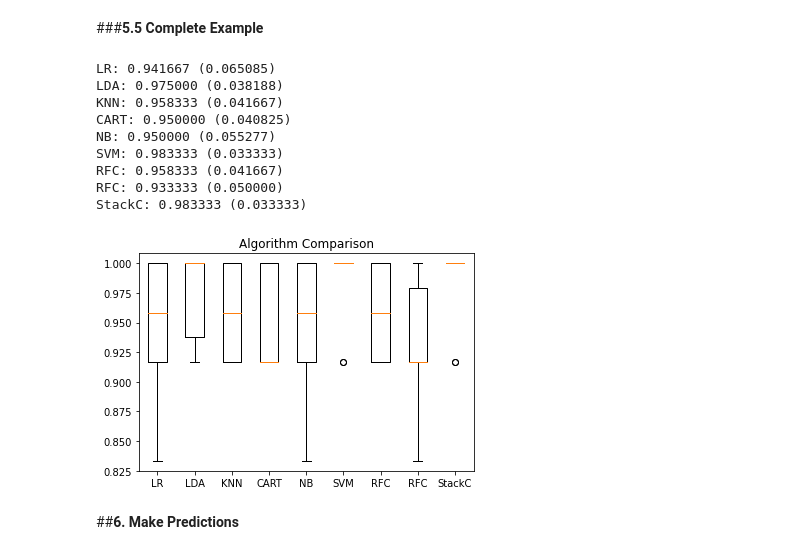
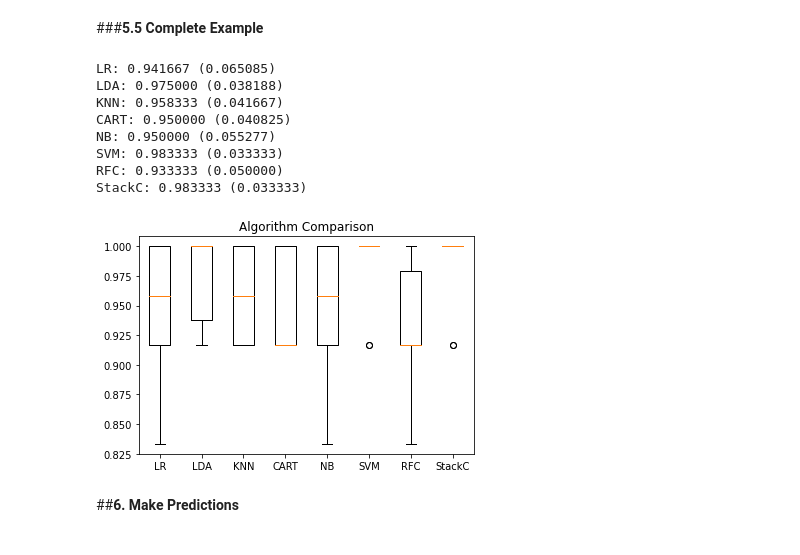
Before and after one commit to KhangTran2503/CS114.K21.KHTN, a Jupyter notebook: Lab06_Your_First_Machine_Learning_Project.ipynb, the cells around one changed output. Cells and saved outputs as stored; diff of their text form; code cells hidden in the pictures.

```diff
--- a/Lab06_Your_First_Machine_Learning_Project.ipynb
+++ b/Lab06_Your_First_Machine_Learning_Project.ipynb
@@ -360,3 +360,9 @@ y = array[:,4]
 X_train, X_validation, Y_train, Y_validation = train_test_split(X, y, test_size=0.20, random_state=1)
 # %% [markdown]
 ###**5.2 Test Harness**
+# %%
+
+kfold = StratifiedKFold(n_splits=3, random_state=1,shuffle=True)
+# enumerate splits
+for train, test in kfold.split(dataset,y):
+	print('train: {},\n test: {}\n'.format(train, test))
@@ -505,36 +515,34 @@ models.append(('CART', DecisionTreeClassifier()))
 models.append(('NB', GaussianNB()))
 models.append(('SVM', SVC(gamma='auto')))
 models.append(('RFC',RandomForestClassifier(n_estimators=10)))
-models.append(('RFC',RandomForestClassifier(n_estimators=10)))
 
 estimators = [('KNN', KNeighborsClassifier()),('LDA', LinearDiscriminantAnalysis())]
 models.append(('StackC',StackingClassifier(estimators=estimators, final_estimator=SVC(gamma='auto'))))
 
 # evaluate each model in turn
 results = []
 names = []
 for name, model in models:
 	kfold = StratifiedKFold(n_splits=10, random_state=1, shuffle=True)
 	cv_results = cross_val_score(model, X_train, Y_train, cv=kfold, scoring='accuracy')
 	results.append(cv_results)
 	names.append(name)
 	print('%s: %f (%f)' % (name, cv_results.mean(), cv_results.std()))
 
 # Compare Algorithms
 pyplot.boxplot(results, labels=names)
 pyplot.title('Algorithm Comparison')
 pyplot.show()
 # %% [output]
 LR: 0.941667 (0.065085)
 LDA: 0.975000 (0.038188)
 KNN: 0.958333 (0.041667)
 CART: 0.950000 (0.040825)
 NB: 0.950000 (0.055277)
 SVM: 0.983333 (0.033333)
-RFC: 0.958333 (0.041667)
 RFC: 0.933333 (0.050000)
 StackC: 0.983333 (0.033333)
-[figure, old version]
+[figure, new version]
 # %% [markdown]
 ##**6. Make Predictions**
 # %% [markdown]
```
Also changed, not shown: parts of 2 cells of this notebook.
